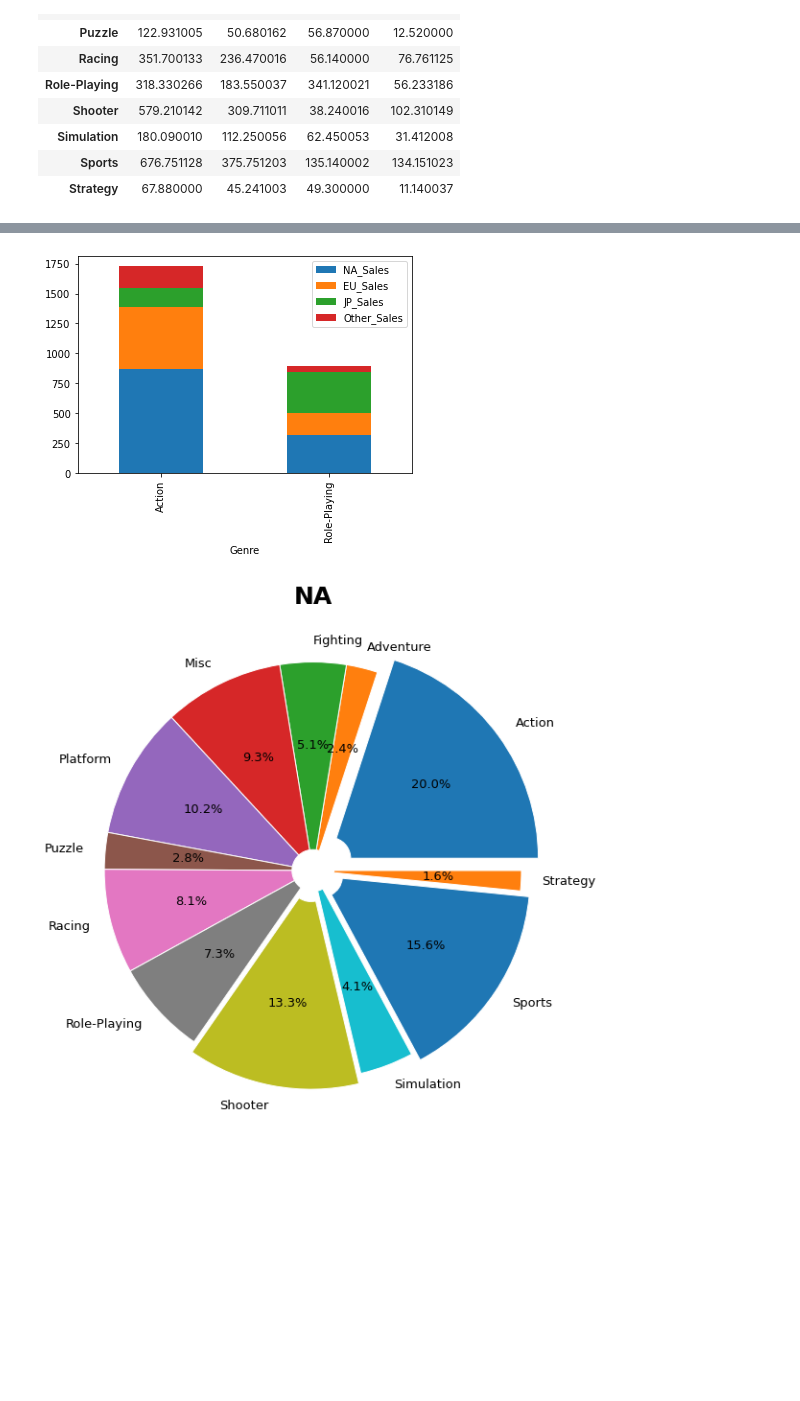
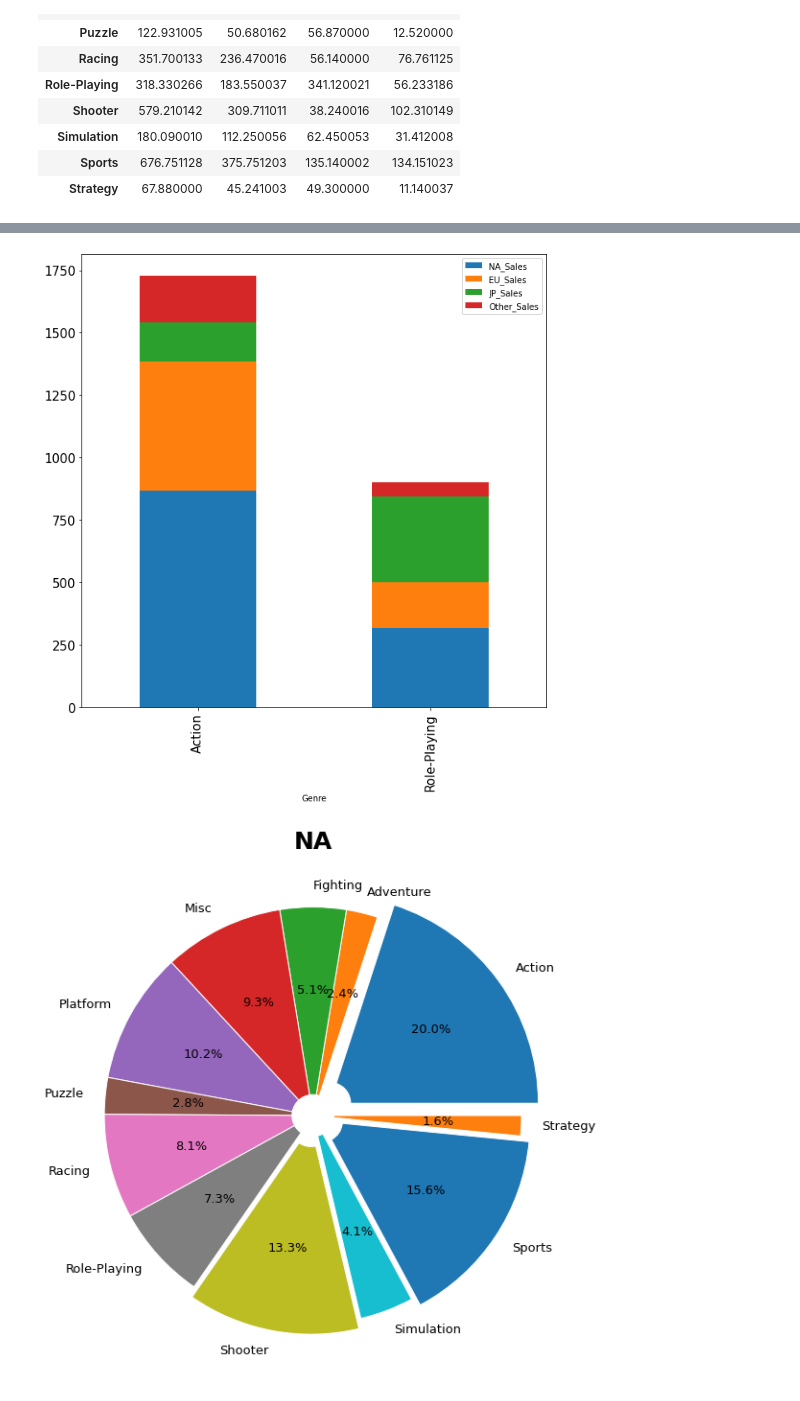
Before and after one commit to sksos7/Project, a Jupyter notebook: Codestates_AI_05/Project_S_01/Project_S1_kyu.ipynb, the cells around one changed output, grey strips where cells are left out. Cells and saved outputs as stored; diff of their text form; code cells hidden in the pictures; blank space fills up the shorter version.

```diff
--- a/Codestates_AI_05/Project_S_01/Project_S1_kyu.ipynb
+++ b/Codestates_AI_05/Project_S_01/Project_S1_kyu.ipynb
@@ -183,9 +183,9 @@ plt.show()
 # %%
 # 지역별 action, role-playing 출고량의 합
-df_area_genre_visual.loc[['Action','Role-Playing'],:].plot.bar(stacked = True)
+df_area_genre_visual.loc[['Action','Role-Playing'],:].plot.bar(figsize=(10,10), fontsize=15, stacked = True)
 plt.show()
 # %% [output]
-[figure, old version]
+[figure, new version]
 # %%
 # 북미 지역의 장르 출고량
 plt.figure(figsize=(10,10))
```
Also changed, not shown: parts of 10 cells of this notebook.
